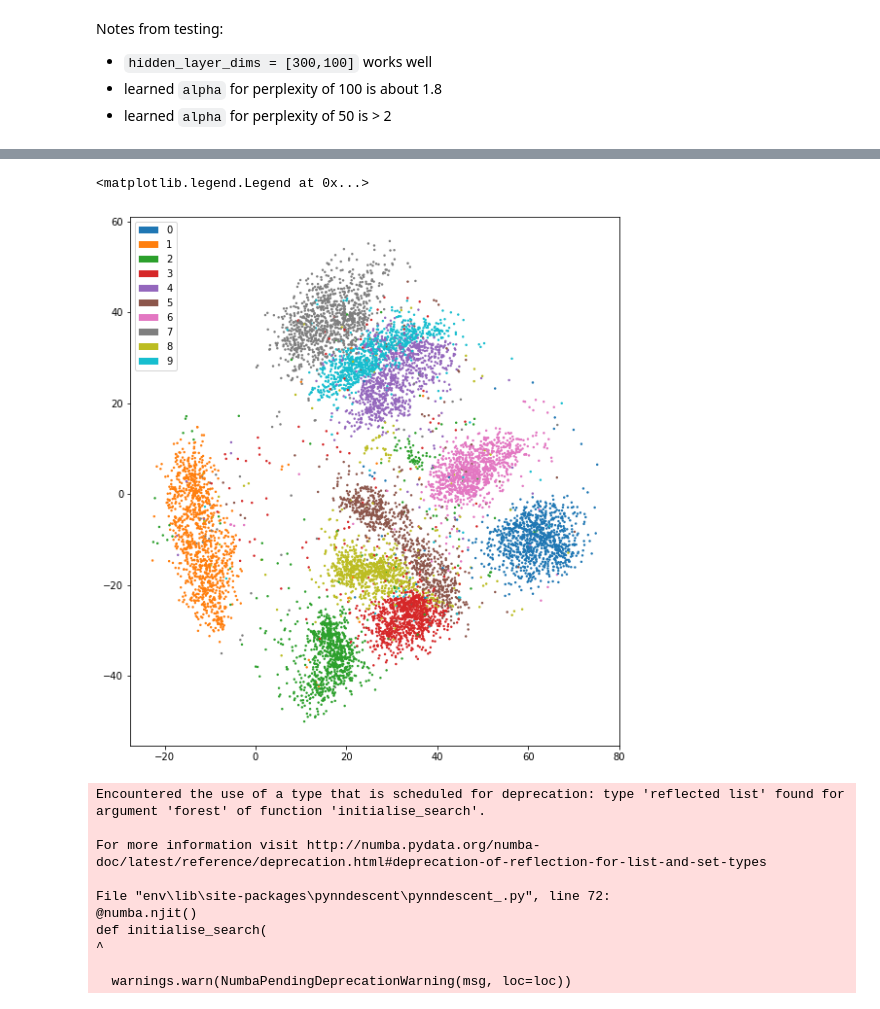
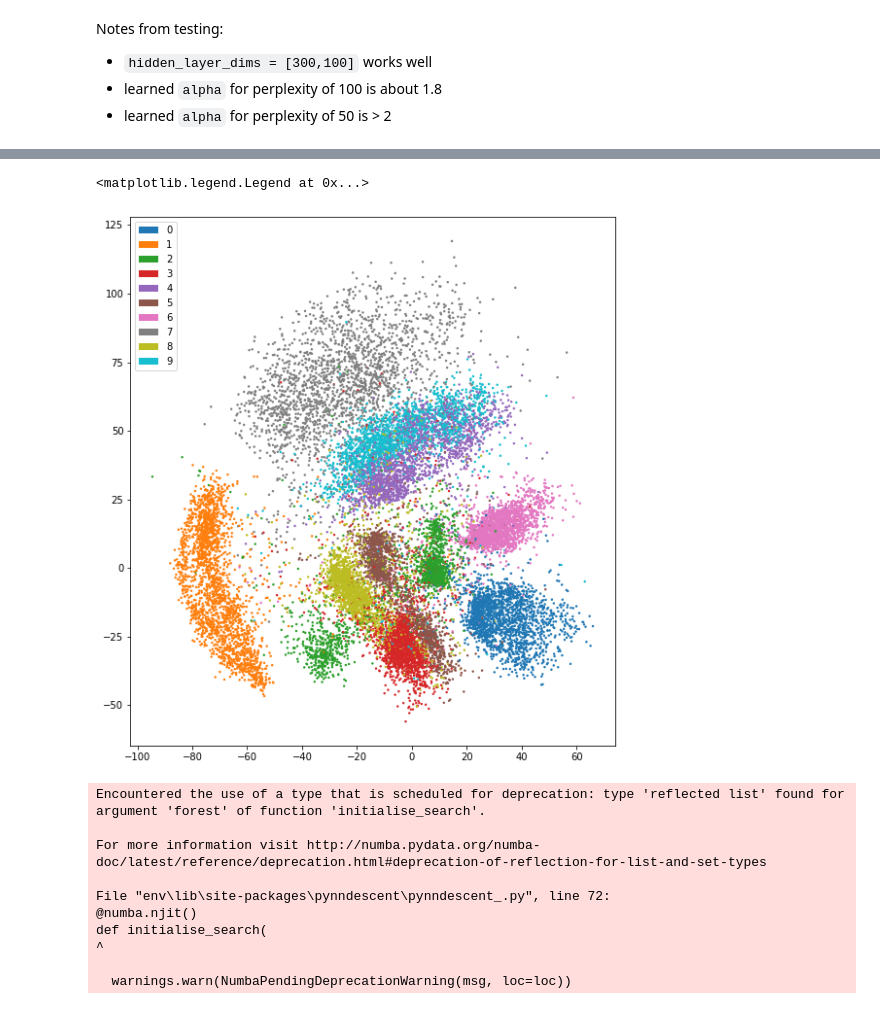
Before and after one commit to einbandi/ptsne-pytorch, a Jupyter notebook: ptsne_rewrite.ipynb, the cells around one changed output, grey strips where cells are left out. Saved outputs shown, nothing was run; the diff lists cells and outputs as text; code cells hidden in the pictures.

Commit message:
added exaggeration support and started umap implementation

```diff
--- a/ptsne_rewrite.ipynb
+++ b/ptsne_rewrite.ipynb
@@ -138,7 +141,8 @@ class Parametric_tSNE(nn.Module):
 
     def forward(self, x):
         for layer in self.layers[:-1]:
-            x = torch.sigmoid(layer(x))
+            # x = torch.sigmoid(layer(x))
+            x = F.softplus(layer(x))
         out = self.layers[-1](x)
         return out
 
@@ -225,6 +229,7 @@ class Parametric_tSNE(nn.Module):
             'kl_rev': kullback_leibler_reverse_loss,
             'js': jensen_shannon_loss,
             'frob': frobenius_loss,
+            # 'bat': bhattacharyya_loss,
             'tot': total_variational_loss
         }[loss_func]
 
@@ -237,6 +242,11 @@ class Parametric_tSNE(nn.Module):
                 p = submatrix(self.p_ij, indices.numpy())
                 p = p / p.sum()
 
+                if epoch < 10:
+                    # exaggeration test
+                    exaggeration = 10.
+                    p *= exaggeration
+
                 if self.use_cuda:
                     features = features.cuda()
                     p = p.cuda()
@@ -248,6 +258,10 @@ class Parametric_tSNE(nn.Module):
 
                 loss = loss_func(p, q)
 
+                if epoch < 10:
+                   # exaggeration tets
+                   loss = loss / exaggeration - np.log(exaggeration)
+
                 loss.backward()
                 optim.step()
 
@@ -256,7 +270,7 @@ class Parametric_tSNE(nn.Module):
             if verbose:
                 print('{time}: Loss after epoch {ep}: {rloss}'.format(
                     time=datetime.datetime.now(),
-                    ep=epoch,
+                    ep=epoch+1,
                     rloss=running_loss))
 
         if verbose:
@@ -281,8 +295,8 @@ Notes from testing:
 - learned `alpha` for perplexity of 100 is about 1.8
 - learned `alpha` for perplexity of 50 is > 2
 # %%
-foo = Parametric_tSNE(28*28, 2, 50, use_cuda=True, hidden_layer_dims=[300,300], alpha='learn')
+foo = Parametric_tSNE(28*28, 2, 50, use_cuda=True, hidden_layer_dims=[300,100], alpha=1)
 # %%
-foo.fit(testdata[:10000], batch_size=2000, epochs=80, learning_rate=0.01, pretrain=True, verbose=True)
+foo.fit(testdata[:20000], batch_size=1000, epochs=30, learning_rate=0.01, pretrain=True, verbose=True, loss_func='kl')
 # %% [output]
 Calculating PCA
@@ -305,23 +319,23 @@ Indexing
 # %%
 p_precalc = foo.p_ij
 # %%
-bar = foo(testdata[:10000].cuda()).cpu().detach().numpy()
+bar = foo(testdata[:20000].cuda()).cpu().detach().numpy()
 # %%
 from matplotlib import pyplot as plt
 import matplotlib.patches as mpatches
 # %%
 fig = plt.figure(figsize=(20, 10))
 ax = fig.add_subplot(111)
-colors = [plt.cm.tab10.colors[i] for i in mnist.targets[:10000]]
+colors = [plt.cm.tab10.colors[i] for i in mnist.targets[:20000]]
 ax.scatter(bar[:,0],bar[:,1],c=colors, s=2)
 ax.set_aspect(1)
 recs = []
 for i in range(0,10):
     recs.append(mpatches.Rectangle((0,0),1,1,fc=plt.cm.tab10.colors[i]))
 ax.legend(recs,list(range(10)),loc=2)
 # %% [output]
 <matplotlib.legend.Legend at 0x...>
-[figure, old version]
+[figure, new version]
 # %%
 foo = TSNE(perplexity=50).fit(testdata[:10000])
 # %% [output]
```
Also changed, not shown: parts of 2 cells of this notebook, 1 other file.
